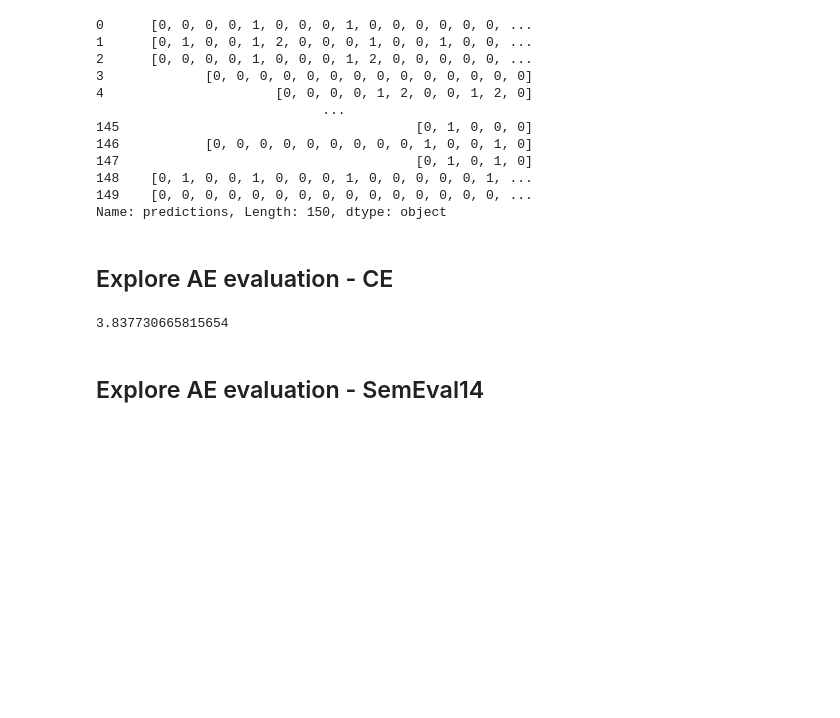
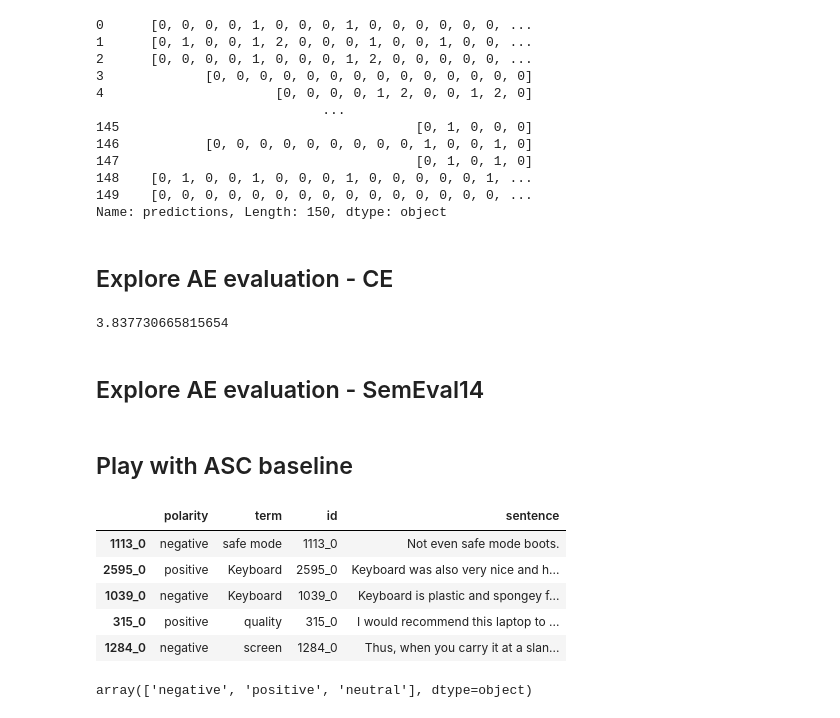
Before and after one commit to janehung04/w266-final, a Jupyter notebook: src/eda-data.ipynb, the cells around one changed output. Cells and saved outputs as stored; diff of their text form; code cells hidden in the pictures; blank space fills up the shorter version.

Commit message:
play with asc naive method

```diff
--- a/src/eda-data.ipynb
+++ b/src/eda-data.ipynb
@@ -253,0 +257,13 @@ log_loss(convert_int(pd.DataFrame(ae_laptop_dev_df.iloc[0]['label'])),convert_in
+# %% [markdown]
+## Play with ASC baseline
+# %%
+asc_laptop_dev_df = pd.DataFrame.from_dict(asc_laptop_dev,orient='index')
+asc_laptop_dev_df.head()
+# %% [output]
+|  | polarity | term | id | sentence |
+| 1113_0 | negative | safe mode | 1113_0 | Not even safe mode boots. |
+| 2595_0 | positive | Keyboard | 2595_0 | Keyboard was also very nice and h... |
+| 1039_0 | negative | Keyboard | 1039_0 | Keyboard is plastic and spongey f... |
+| 315_0 | positive | quality | 315_0 | I would recommend this laptop to ... |
+| 1284_0 | negative | screen | 1284_0 | Thus, when you carry it at a slan... |
+array(['negative', 'positive', 'neutral'], dtype=object)
```
Also changed, not shown: parts of 8 cells of this notebook.
